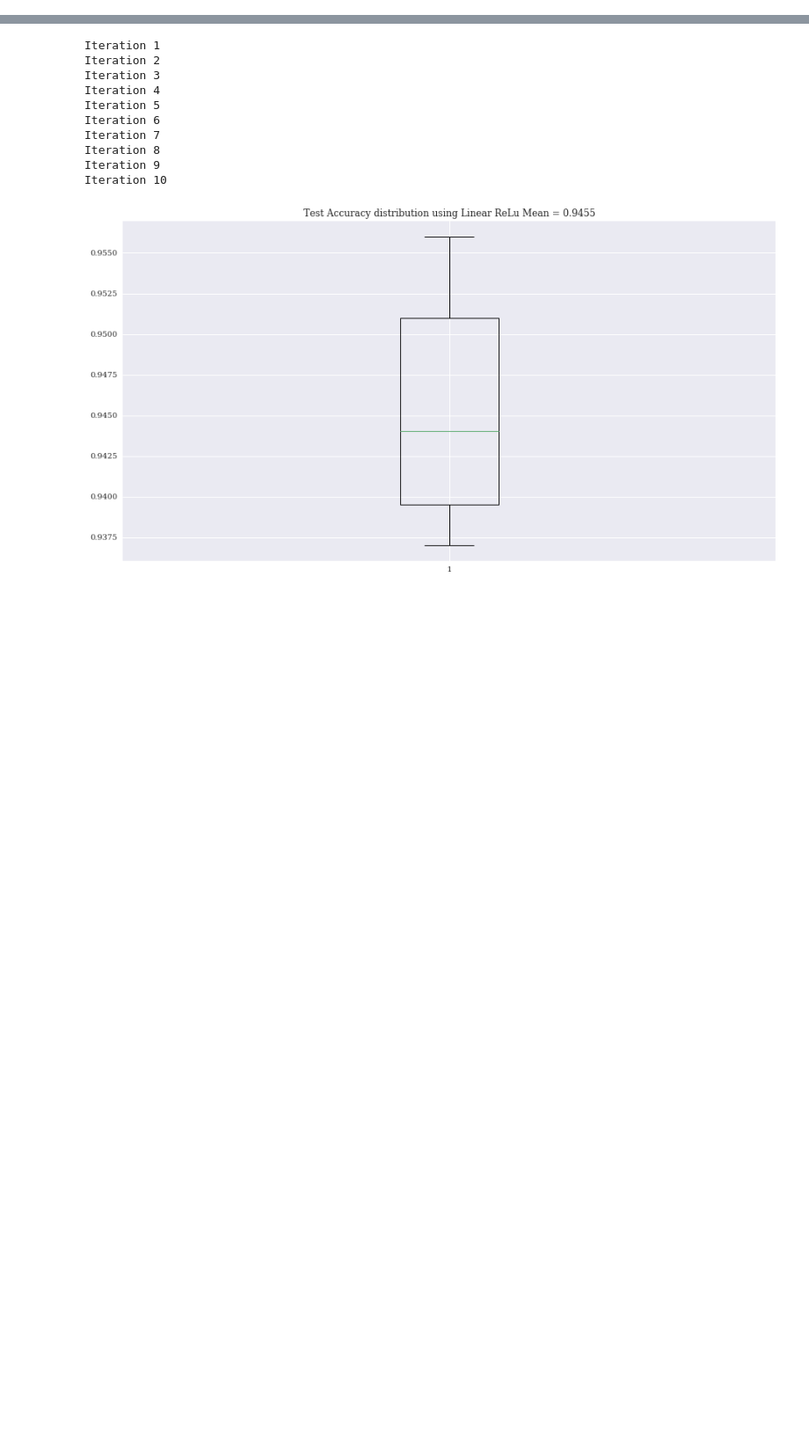
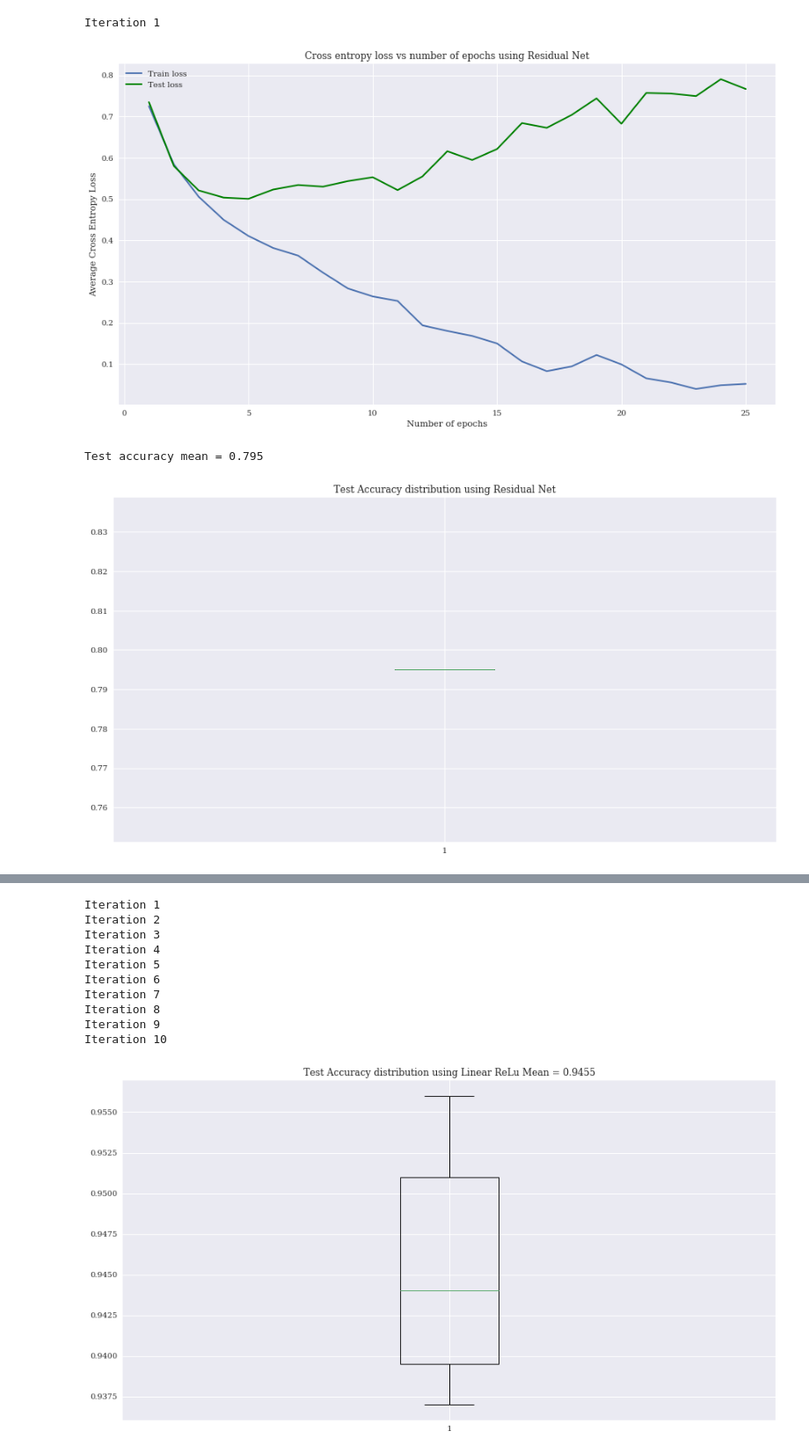
Before and after one commit to rlaraki/Digit_Comparison_MNIST, a Jupyter notebook: mini_project_1/src/test.ipynb, the cells around one changed output, grey strips where cells are left out. Shown at 88% size. Cells and saved outputs as stored; diff of their text form; code cells hidden in the pictures; blank space fills up the shorter version.

```diff
--- a/mini_project_1/src/test.ipynb
+++ b/mini_project_1/src/test.ipynb
@@ -145,0 +135,7 @@ def full_train_test(model_info, num_iter, num_epochs, data_size, batch_size,nb_c
+# %%
+model = full_train_test(MODELS.get('ResNet'),  NUM_ITER, NUM_EPOCHS, N, BATCH_SIZE, 2,False, False, False, 0.2)
+# %% [output]
+Iteration 1
+[figure, added]
+Test accuracy mean = 0.795
+[figure, added]
```
Also changed, not shown: parts of 7 cells of this notebook, 7 other files.
